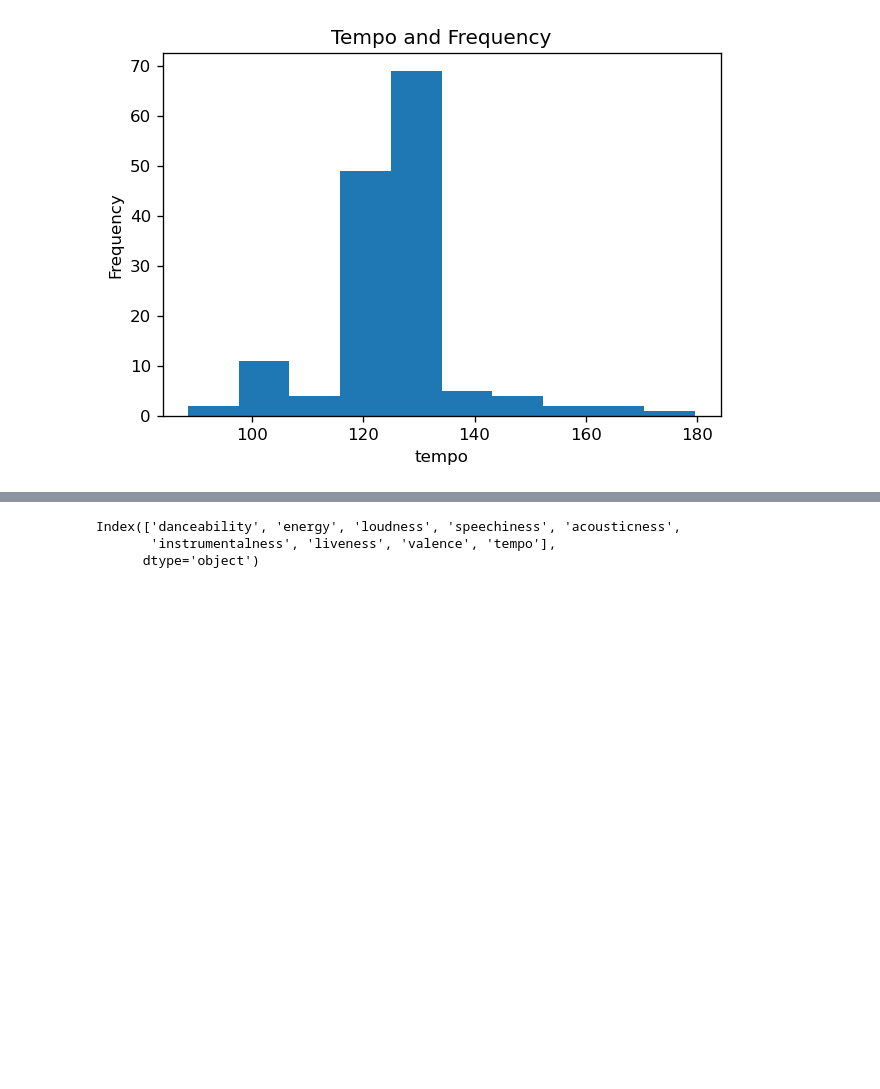
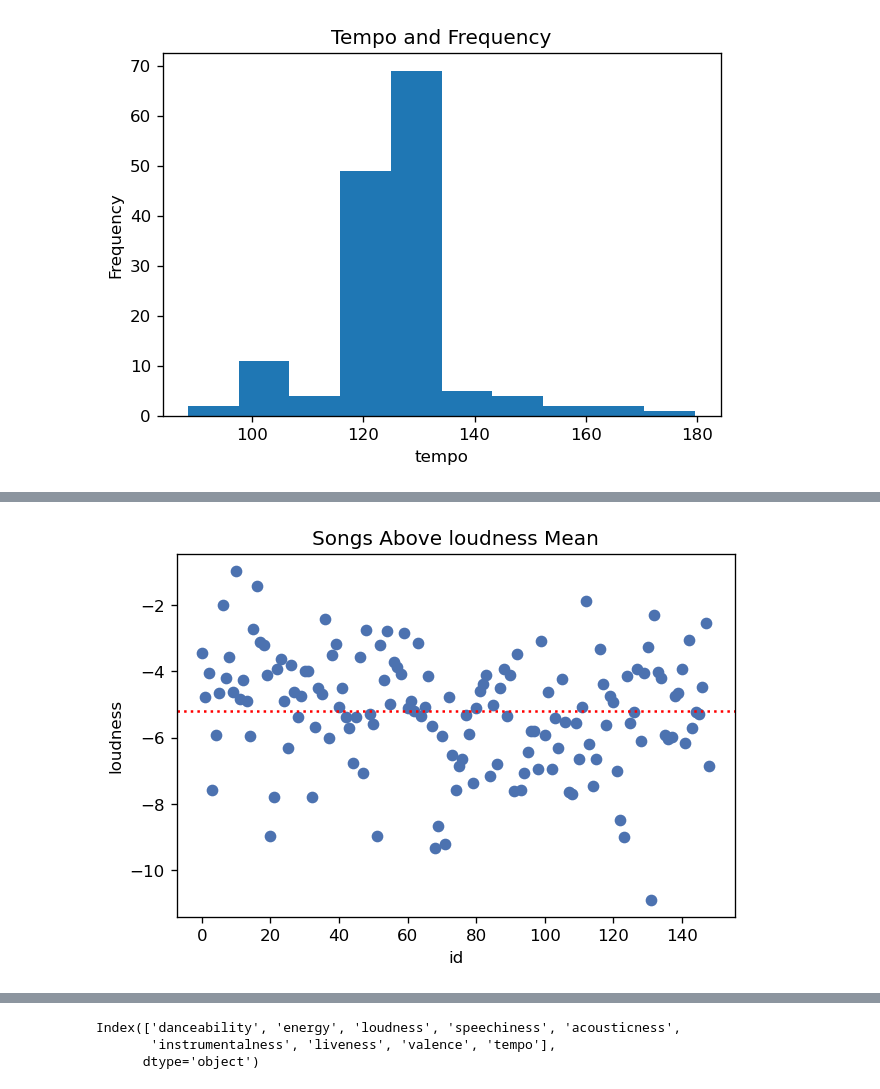
Before and after one commit to kchiev215/Spotify_EDM_Lofi_Analysis, a Jupyter notebook: Data_Analysis.ipynb, the cells around one changed output, grey strips where cells are left out. Cells and saved outputs as stored; diff of their text form; code cells hidden in the pictures; blank space fills up the shorter version.

```diff
--- a/Data_Analysis.ipynb
+++ b/Data_Analysis.ipynb
@@ -447,0 +485,9 @@ array([ 6.68371615e-01,  3.60879739e-01, -1.22442773e+01,  1.00878805e-01,
+# %%
+plt.figure(figsize=(6,4), dpi= 120)
+plt.scatter(x=new_df_EDM['id'], y=new_df_EDM['loudness'])
+plt.axhline(y=new_df_EDM['loudness'].mean(), color='r', linestyle='dotted')
+plt.xlabel('id'), plt.ylabel('loudness')
+plt.title('Songs Above loudness Mean')
+plt.show()
+# %% [output]
+[figure, added]
```
Also changed, not shown: parts of 63 cells of this notebook, 1 other file.
